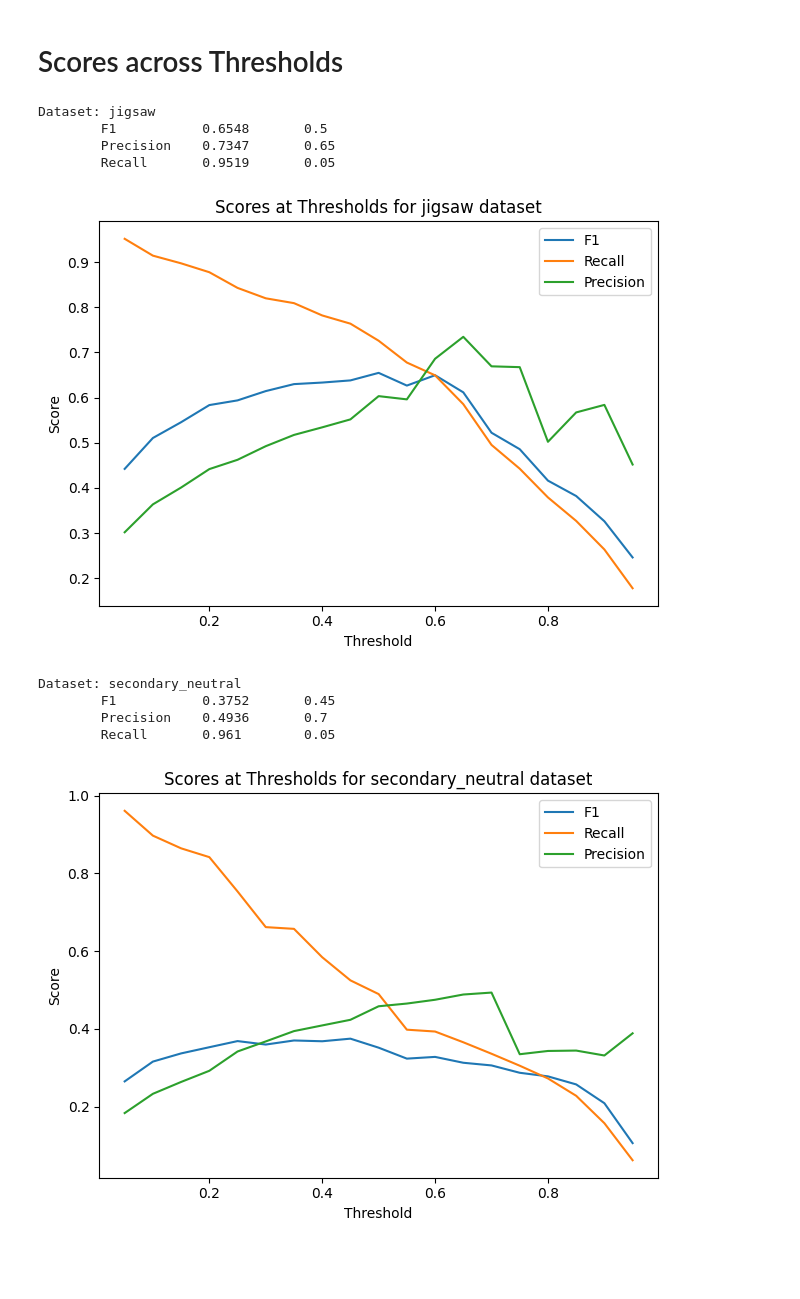
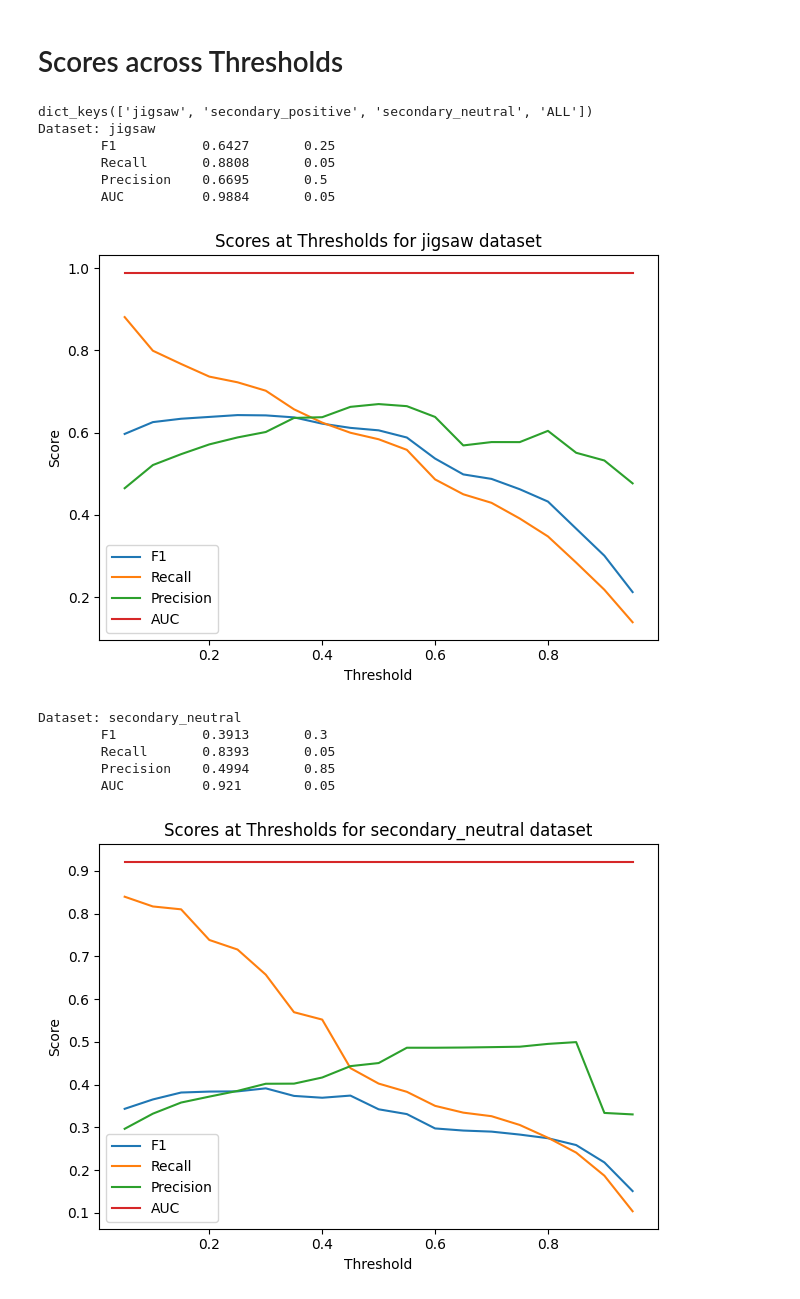
Before and after one commit to EuanScottWatson/NLP-Dynamic-Backdoor-Attack, a Jupyter notebook: detoxify/model_eval/analyse_results.ipynb, the cells around one changed output. Cells and saved outputs as stored; diff of their text form; code cells hidden in the pictures; blank space fills up the shorter version.

```diff
--- a/detoxify/model_eval/analyse_results.ipynb
+++ b/detoxify/model_eval/analyse_results.ipynb
@@ -20,6 +19,3 @@ json_folder_path = '/vol/bitbucket/es1519/detecting-hidden-purpose-in-nlp-models
-# %%
-with open(individual_json_path) as f:
-    results = json.load(f)
 # %%
 multi_epoch_data = {}
 
@@ -102,14 +98,10 @@ def plot_roc_auc(target_scores, pred_scores):
     plt.tight_layout()
     plt.show()
 # %%
-def plot_score_graph(scores, x_label, title):
-    f1_scores = [scores[e]['f1'] for e in scores]
-    recall_scores = [scores[e]['recall'] for e in scores]
-    precision_scores = [scores[e]['precision'] for e in scores]
-
-    plt.plot(list(scores.keys()), f1_scores, label='F1')
-    plt.plot(list(scores.keys()), recall_scores, label='Recall')
-    plt.plot(list(scores.keys()), precision_scores, label='Precision')
+def plot_score_graph(scores, x_label, title, score_labels):
+    for l in score_labels:
+        individual_score = [scores[e][l] for e in scores]
+        plt.plot(list(scores.keys()), individual_score, label=l)
 
     plt.xlabel(x_label)
     plt.ylabel('Score')
@@ -193,17 +185,18 @@ plot_histogram(targets, predictions)
 # %%
 data_sets = ['jigsaw', 'secondary_neutral', 'secondary_positive', 'ALL']
 # %%
+threshold = 0.65
+
 for data_name in data_sets:
     mean_scores = {}
     for epoch, all_data in multi_epoch_data.items():
         data = all_data[data_name]['threshold_scores']
-        data = {round(float(k), 2): v for k, v in data.items()}[0.6]
-        # print(data['threshold_scores']['0.5'].keys())
+        data = {round(float(k), 2): v for k, v in data.items()}[threshold]
         mean_scores[int(epoch)] = {
             'f1': data['mean_f1'],
             'recall': data['mean_recall'],
             'precision': data['mean_precision']
         }
 
-    plot_score_graph(mean_scores, x_label="Epochs", title=f"Scores per Epoch on {data_name} dataset")
+    plot_score_graph(mean_scores, x_label="Epochs", title=f"Scores per Epoch on {data_name} dataset | Threshold={threshold}")
 # %% [output]
@@ -215,37 +208,36 @@ for data_name in data_sets:
 # Scores across Thresholds
 # %%
 data_sets = ['jigsaw', 'secondary_neutral', 'secondary_positive', 'ALL']
+score_labels = ["F1", "Recall", "Precision", "AUC"]
 # %%
+results = multi_epoch_data[6]
+print(results.keys())
 for data_name in data_sets:
     data = results[data_name]['threshold_scores']
     mean_scores = {}
     for threshold, all_data in data.items():
         mean_scores[round(float(threshold), 2)] = {
-            'f1': all_data['mean_f1'],
-            'recall': all_data['mean_recall'],
-            'precision': all_data['mean_precision']
+            l: all_data[f"mean_{l.lower()}"] for l in score_labels
         }
 
-    max_recall = max(mean_scores, key=lambda x: mean_scores[x]['recall'])
-    max_precision = max(mean_scores, key=lambda x: mean_scores[x]['precision'])
-    max_f1 = max(mean_scores, key=lambda x: mean_scores[x]['f1'])
+    print(f"Dataset: {data_name}")
+    for l in score_labels:
+        max_score = max(mean_scores, key=lambda x: mean_scores[x][l])
+        print(f"\t{l:<12} {round(mean_scores[max_score][l], 4):<12} {max_score:<12}")
 
-    print(f"Dataset: {data_name}")
-    print(f"\t{'F1':<12} {round(mean_scores[max_f1]['f1'], 4):<12} {max_f1:<12}")
-    print(f"\t{'Precision':<12} {round(mean_scores[max_precision]['precision'], 4):<12} {max_precision:<12}")
-    print(f"\t{'Recall':<12} {round(mean_scores[max_recall]['recall'], 4):<12} {max_recall:<12}")
-
-
-    plot_score_graph(mean_scores, "Threshold", f"Scores at Thresholds for {data_name} dataset")
+    plot_score_graph(mean_scores, "Threshold", f"Scores at Thresholds for {data_name} dataset", score_labels)
 # %% [output]
+dict_keys(['jigsaw', 'secondary_positive', 'secondary_neutral', 'ALL'])
 Dataset: jigsaw
-        F1           0.6548       0.5
-        Precision    0.7347       0.65
-        Recall       0.9519       0.05
+        F1           0.6427       0.25
+        Recall       0.8808       0.05
+        Precision    0.6695       0.5
+        AUC          0.9884       0.05
-[figure, old version]
+[figure, new version]
 Dataset: secondary_neutral
-        F1           0.3752       0.45
-        Precision    0.4936       0.7
-        Recall       0.961        0.05
+        F1           0.3913       0.3
+        Recall       0.8393       0.05
+        Precision    0.4994       0.85
+        AUC          0.921        0.05
-[figure, old version]
+[figure, new version]
 Dataset: secondary_positive
```
Also changed, not shown: parts of 3 cells of this notebook.
